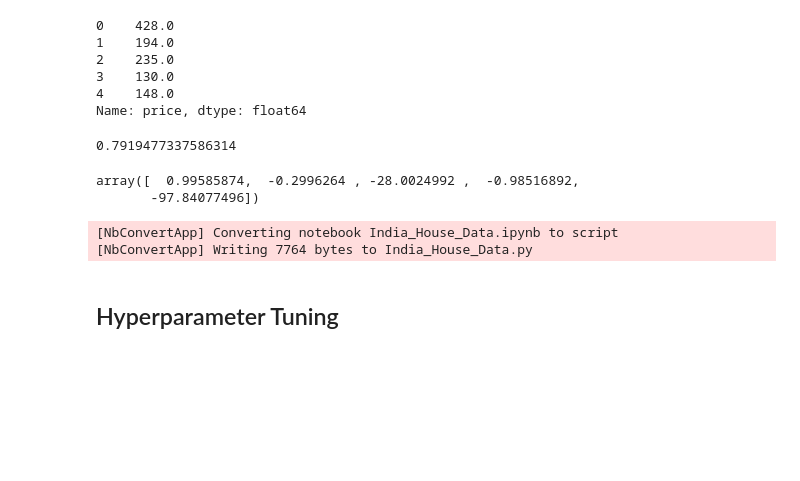
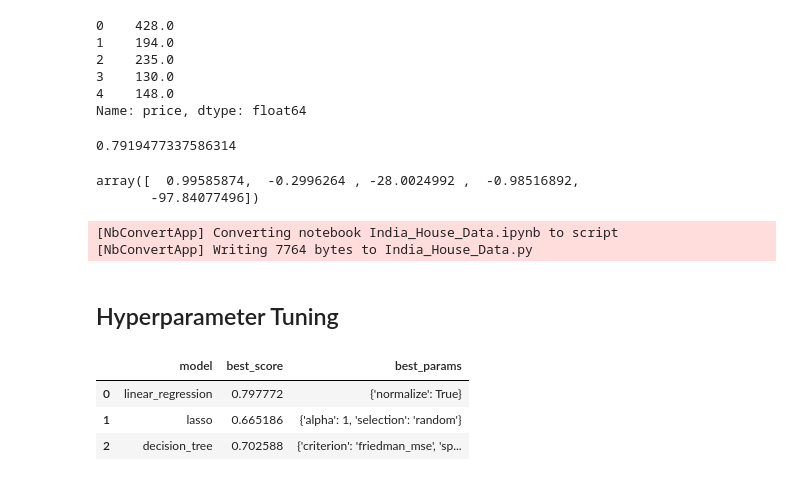
Before and after one commit to mattblasa/Bengaluru-House-Price-Data, a Jupyter notebook: India_House_Data.ipynb, the cells around one changed output. Drawn from its saved outputs; the diff is of its cells as text; code cells hidden in the pictures; blank space fills up the shorter version.

Commit message:
Fixed Hyperparameter bug

```diff
--- a/India_House_Data.ipynb
+++ b/India_House_Data.ipynb
@@ -675,13 +675,13 @@ array([  0.99585874,  -0.2996264 , -28.0024992 ,  -0.98516892,
 # %% [output]
 [NbConvertApp] Converting notebook India_House_Data.ipynb to script
 [NbConvertApp] Writing 7764 bytes to India_House_Data.py
+# %% [markdown]
+## Hyperparameter Tuning
 # %%
 from sklearn.model_selection import GridSearchCV
 
 from sklearn.linear_model import Lasso
 from sklearn.tree import DecisionTreeRegressor
-# %% [markdown]
-## Hyperparameter Tuning
 # %%
 def find_best_model_using_GridSearchCV(X,y):
     algos = {
@@ -711,7 +711,7 @@ def find_best_model_using_GridSearchCV(X,y):
     scores = []
     cv = ShuffleSplit(n_splits = 5, test_size = 0.2, random_state = 0)
     for algo_name, config, in algos.items():
-        gs = GridSearchCV(config['model'], config['params']), cv=cv, return_train_score = False)
+        gs = GridSearchCV(config['model'], config['params'], cv=cv, return_train_score = False)
         gs.fit(X,y)
         scores.append({
             'model' : algo_name,
@@ -720,3 +720,10 @@ def find_best_model_using_GridSearchCV(X,y):
         })
 
     return pd.DataFrame(scores, columns = ['model', 'best_score', 'best_params'])
+# %%
+find_best_model_using_GridSearchCV(X,y)
+# %% [output]
+|  | model | best_score | best_params |
+| 0 | linear_regression | 0.797772 | {'normalize': True} |
+| 1 | lasso | 0.665186 | {'alpha': 1, 'selection': 'random'} |
+| 2 | decision_tree | 0.702588 | {'criterion': 'friedman_mse', 'sp... |
```
